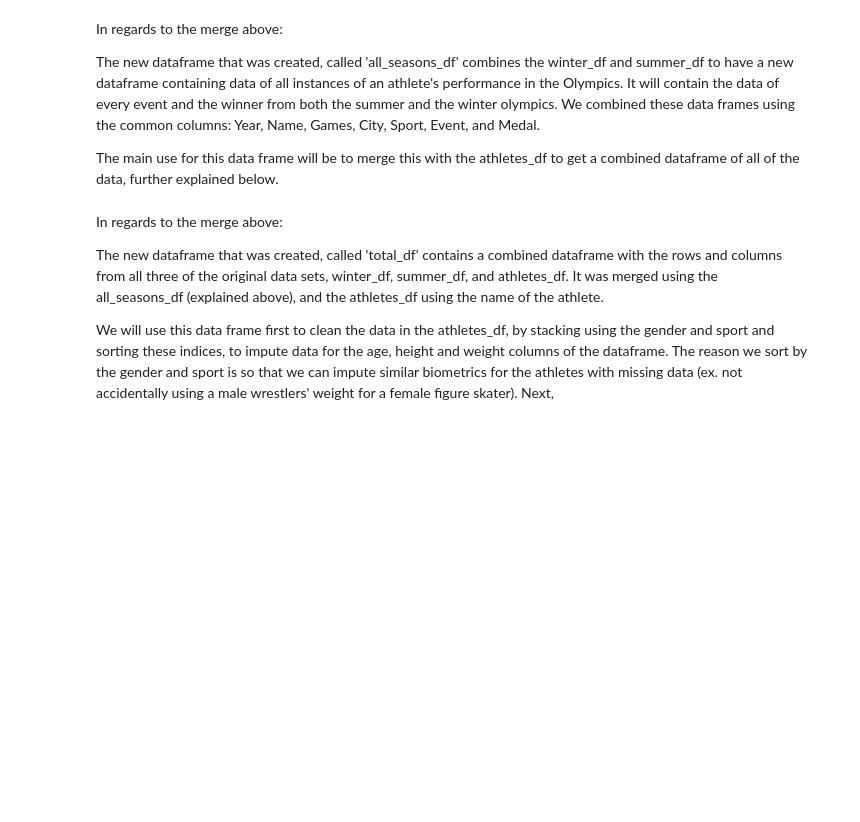
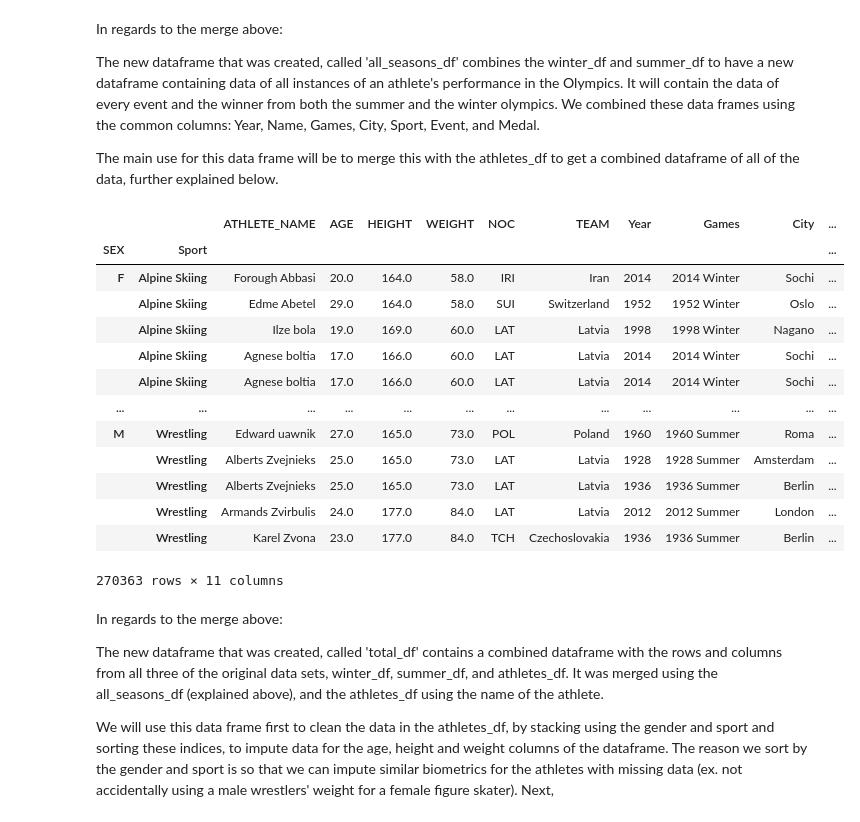
Before and after one commit to srushti-vai/Olympics-Data-Analysis, a Jupyter notebook: Olympics Data Analysis.ipynb, the cells around one changed output. Drawn from its saved outputs; the diff is of its cells as text; code cells hidden in the pictures; blank space fills up the shorter version.

```diff
--- a/Olympics Data Analysis.ipynb
+++ b/Olympics Data Analysis.ipynb
@@ -164,9 +212,35 @@ The main use for this data frame will be to merge this with the athletes_df to g
 # %%
 # Merging all three data sets into a total data set
 
 # first merges the athletes df with winter df
 total_df = pd.merge(athletes_df, all_seasons_df, left_on='ATHLETE_NAME', right_on='Name')
 total_df = total_df.drop('Name', axis=1)
+
+
+# Cleaning height, weight, and age of total_df by stack and sorting
+# by gender and sport, then imputing, to get similar data to fill in the NA values
+
+total_df = total_df.set_index(['SEX', 'Sport']).sort_index()
+total_df['AGE'].ffill(inplace=True)
+total_df['WEIGHT'].ffill(inplace=True)
+total_df['HEIGHT'].ffill(inplace=True)
+
+display(total_df)
+# %% [output]
+|  |  | ATHLETE_NAME | AGE | HEIGHT | WEIGHT | NOC | TEAM | Year | Games | City | ... |
+| SEX | Sport |  |  |  |  |  |  |  |  |  | ... |
+| F | Alpine Skiing | Forough Abbasi | 20.0 | 164.0 | 58.0 | IRI | Iran | 2014 | 2014 Winter | Sochi | ... |
+|  | Alpine Skiing | Edme Abetel | 29.0 | 164.0 | 58.0 | SUI | Switzerland | 1952 | 1952 Winter | Oslo | ... |
+|  | Alpine Skiing | Ilze bola | 19.0 | 169.0 | 60.0 | LAT | Latvia | 1998 | 1998 Winter | Nagano | ... |
+|  | Alpine Skiing | Agnese boltia | 17.0 | 166.0 | 60.0 | LAT | Latvia | 2014 | 2014 Winter | Sochi | ... |
+|  | Alpine Skiing | Agnese boltia | 17.0 | 166.0 | 60.0 | LAT | Latvia | 2014 | 2014 Winter | Sochi | ... |
+| ... | ... | ... | ... | ... | ... | ... | ... | ... | ... | ... | ... |
+| M | Wrestling | Edward uawnik | 27.0 | 165.0 | 73.0 | POL | Poland | 1960 | 1960 Summer | Roma | ... |
+|  | Wrestling | Alberts Zvejnieks | 25.0 | 165.0 | 73.0 | LAT | Latvia | 1928 | 1928 Summer | Amsterdam | ... |
+|  | Wrestling | Alberts Zvejnieks | 25.0 | 165.0 | 73.0 | LAT | Latvia | 1936 | 1936 Summer | Berlin | ... |
+|  | Wrestling | Armands Zvirbulis | 24.0 | 177.0 | 84.0 | LAT | Latvia | 2012 | 2012 Summer | London | ... |
+|  | Wrestling | Karel Zvona | 23.0 | 177.0 | 84.0 | TCH | Czechoslovakia | 1936 | 1936 Summer | Berlin | ... |
+270363 rows × 11 columns
 # %% [markdown]
 In regards to the merge above:
 
```
Also changed, not shown: parts of 12 cells of this notebook, 1 other file.
